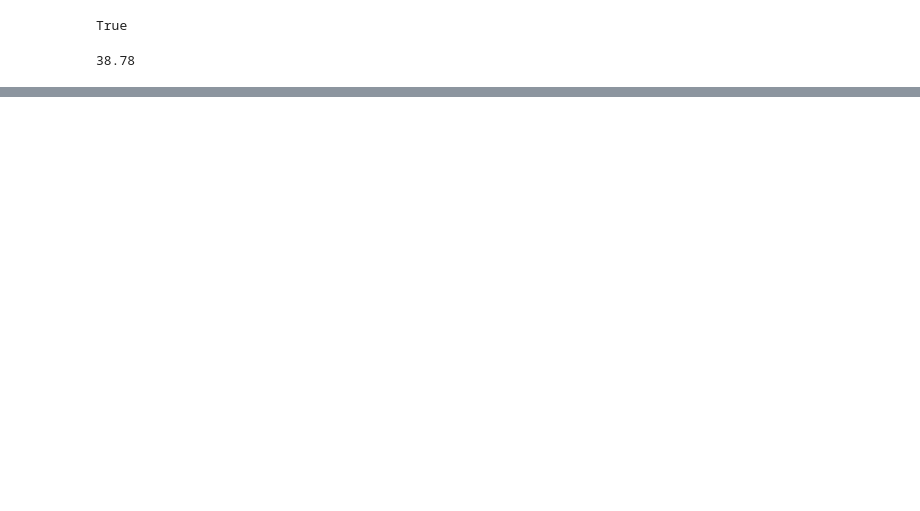
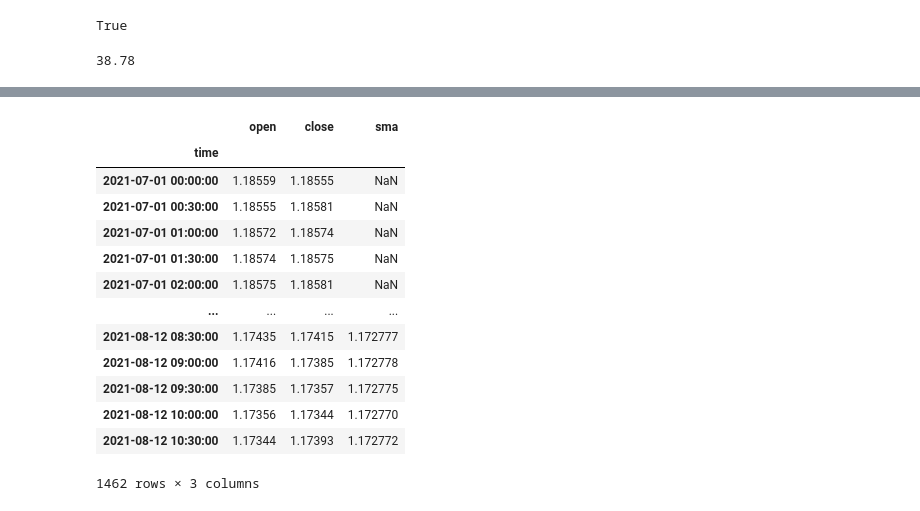
Before and after one commit to vanimesh76/Forex, a Jupyter notebook: EPL_DS_Challenge/Price - Copy - Copy.ipynb, the cells around one changed output, grey strips where cells are left out. Cells and saved outputs as stored; diff of their text form; code cells hidden in the pictures; blank space fills up the shorter version.

```diff
--- a/EPL_DS_Challenge/Price - Copy - Copy.ipynb
+++ b/EPL_DS_Challenge/Price - Copy - Copy.ipynb
@@ -20,10 +20,10 @@ price_action("EURUSD", 0.02, 1.18969, 1.17030,mt5.ORDER_TYPE_SELL)
 def get_values(symbol):
     timezone = pytz.timezone("Etc/UTC")
     x = datetime.now()
-    utc_from = datetime(2021, 4, 1, tzinfo=timezone)
+    utc_from = datetime(2021, 7, 1, tzinfo=timezone)
     utc_to = datetime(x.year, x.month+1, x.day, tzinfo=timezone)
     # utc_to = datetime(x.year, x.month+1, 1, tzinfo=timezone)
-    rates = mt5.copy_rates_range(symbol, mt5.TIMEFRAME_H1, utc_from, utc_to)
+    rates = mt5.copy_rates_range(symbol, mt5.TIMEFRAME_M30, utc_from, utc_to)
 
     rates_frame = pd.DataFrame(rates)
     rates_frame = rates_frame.drop(['tick_volume', 'spread', 'real_volume'], axis=1)
@@ -32,7 +32,7 @@ def get_values(symbol):
     rates_frame = rates_frame.set_index('time')
 #     rates_frame['rsi'] = pta.rsi(rates_frame['close'], length = 14)
 
-#     rates_frame['sma'] = rates_frame['close'].rolling(window=100).mean()
+    rates_frame['sma'] = rates_frame['close'].rolling(window=100).mean()
 #     rates_frame['smaH'] = rates_frame['high'].rolling(window=20).mean()
 #     rates_frame['smaL']= rates_frame['low'].rolling(window=20).mean()
     rates_frame = rates_frame.drop(['high', 'low'], axis=1)
@@ -221,6 +196,25 @@ for i in range(7, len(a)):
 
 
 #             if
+# %%
+symbol = "EURUSD"
+a= get_values(symbol)
+a
+# %% [output]
+|  | open | close | sma |
+| time |  |  |  |
+| 2021-07-01 00:00:00 | 1.18559 | 1.18555 | NaN |
+| 2021-07-01 00:30:00 | 1.18555 | 1.18581 | NaN |
+| 2021-07-01 01:00:00 | 1.18572 | 1.18574 | NaN |
+| 2021-07-01 01:30:00 | 1.18574 | 1.18575 | NaN |
+| 2021-07-01 02:00:00 | 1.18575 | 1.18581 | NaN |
+| ... | ... | ... | ... |
+| 2021-08-12 08:30:00 | 1.17435 | 1.17415 | 1.172777 |
+| 2021-08-12 09:00:00 | 1.17416 | 1.17385 | 1.172778 |
+| 2021-08-12 09:30:00 | 1.17385 | 1.17357 | 1.172775 |
+| 2021-08-12 10:00:00 | 1.17356 | 1.17344 | 1.172770 |
+| 2021-08-12 10:30:00 | 1.17344 | 1.17393 | 1.172772 |
+1462 rows × 3 columns
 # %%
 B = []
 check = 0
```
Also changed, not shown: parts of 10 cells of this notebook, 14 other files.
